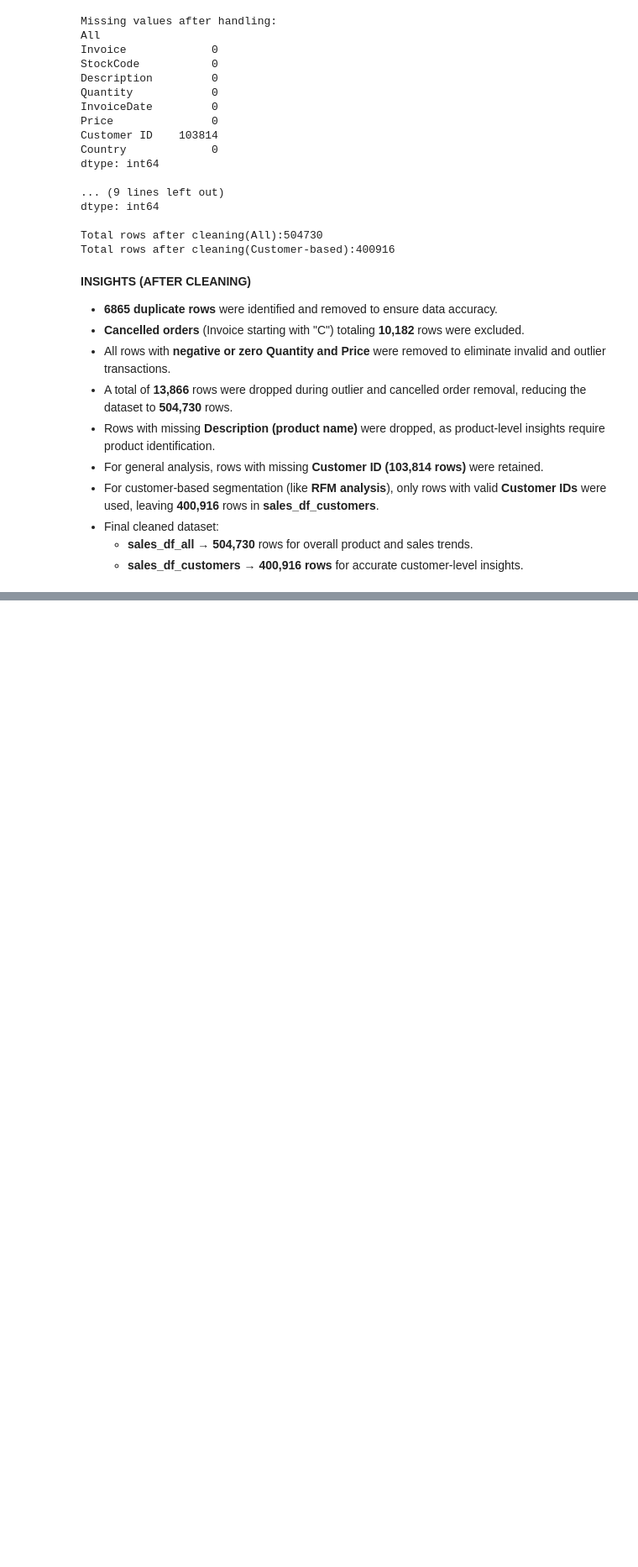
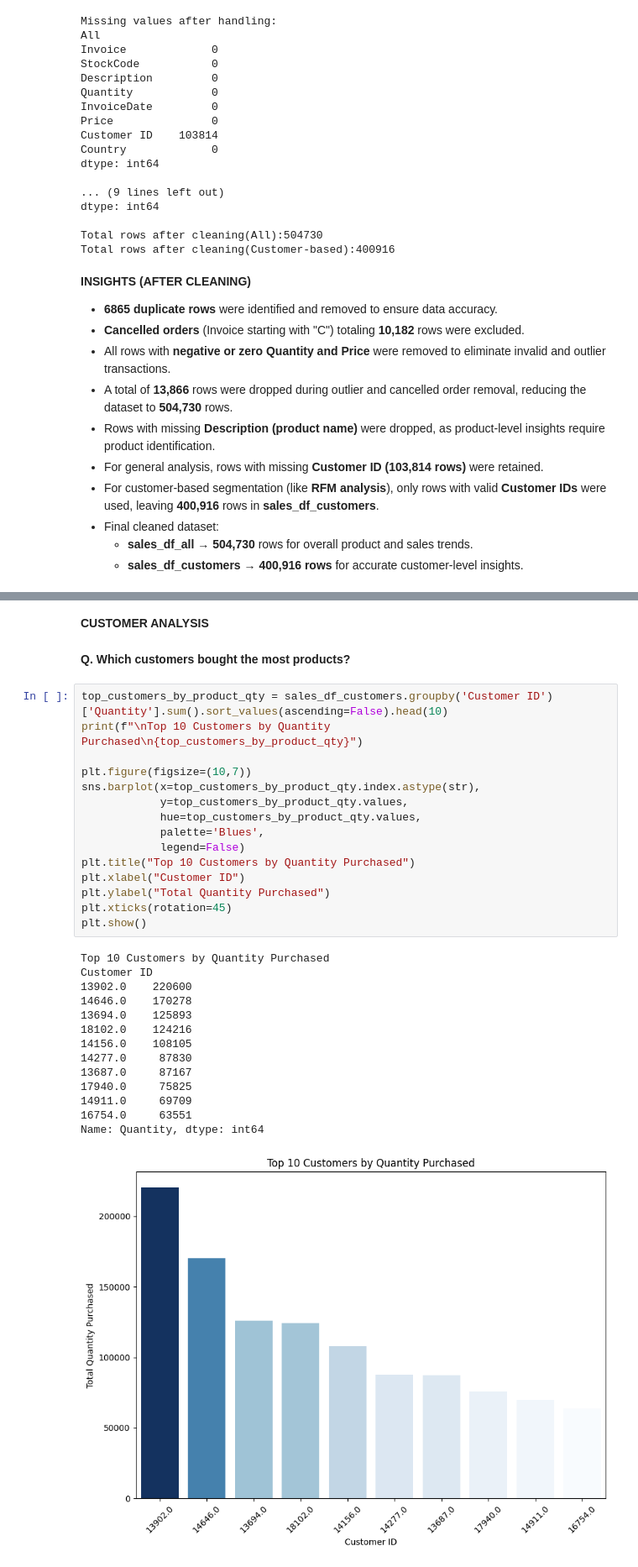
Before and after one commit to mariamkhan04/Online-Retail-Sales---EDA, a Jupyter notebook: eda.ipynb, the cells around one changed output, grey strips where cells are left out. Shown at 84% size. Cells and saved outputs as stored; diff of their text form; blank space fills up the shorter version.

```diff
--- a/eda.ipynb
+++ b/eda.ipynb
@@ -166,0 +294,34 @@ Total rows after cleaning(Customer-based):400916
+# %% [markdown]
+**CUSTOMER ANALYSIS**
+# %% [markdown]
+**Q. Which customers bought the most products?**
+# %%
+top_customers_by_product_qty = sales_df_customers.groupby('Customer ID')['Quantity'].sum().sort_values(ascending=False).head(10)
+print(f"\nTop 10 Customers by Quantity Purchased\n{top_customers_by_product_qty}")
+
+plt.figure(figsize=(10,7))
+sns.barplot(x=top_customers_by_product_qty.index.astype(str),
+            y=top_customers_by_product_qty.values,
+            hue=top_customers_by_product_qty.values,
+            palette='Blues',
+            legend=False)
+plt.title("Top 10 Customers by Quantity Purchased")
+plt.xlabel("Customer ID")
+plt.ylabel("Total Quantity Purchased")
+plt.xticks(rotation=45)
+plt.show()
+# %% [output]
+Top 10 Customers by Quantity Purchased
+Customer ID
+13902.0    220600
+14646.0    170278
+13694.0    125893
+18102.0    124216
+14156.0    108105
+14277.0     87830
+13687.0     87167
+17940.0     75825
+14911.0     69709
+16754.0     63551
+Name: Quantity, dtype: int64
+[figure, added]
```
Also changed, not shown: parts of 31 cells of this notebook.
